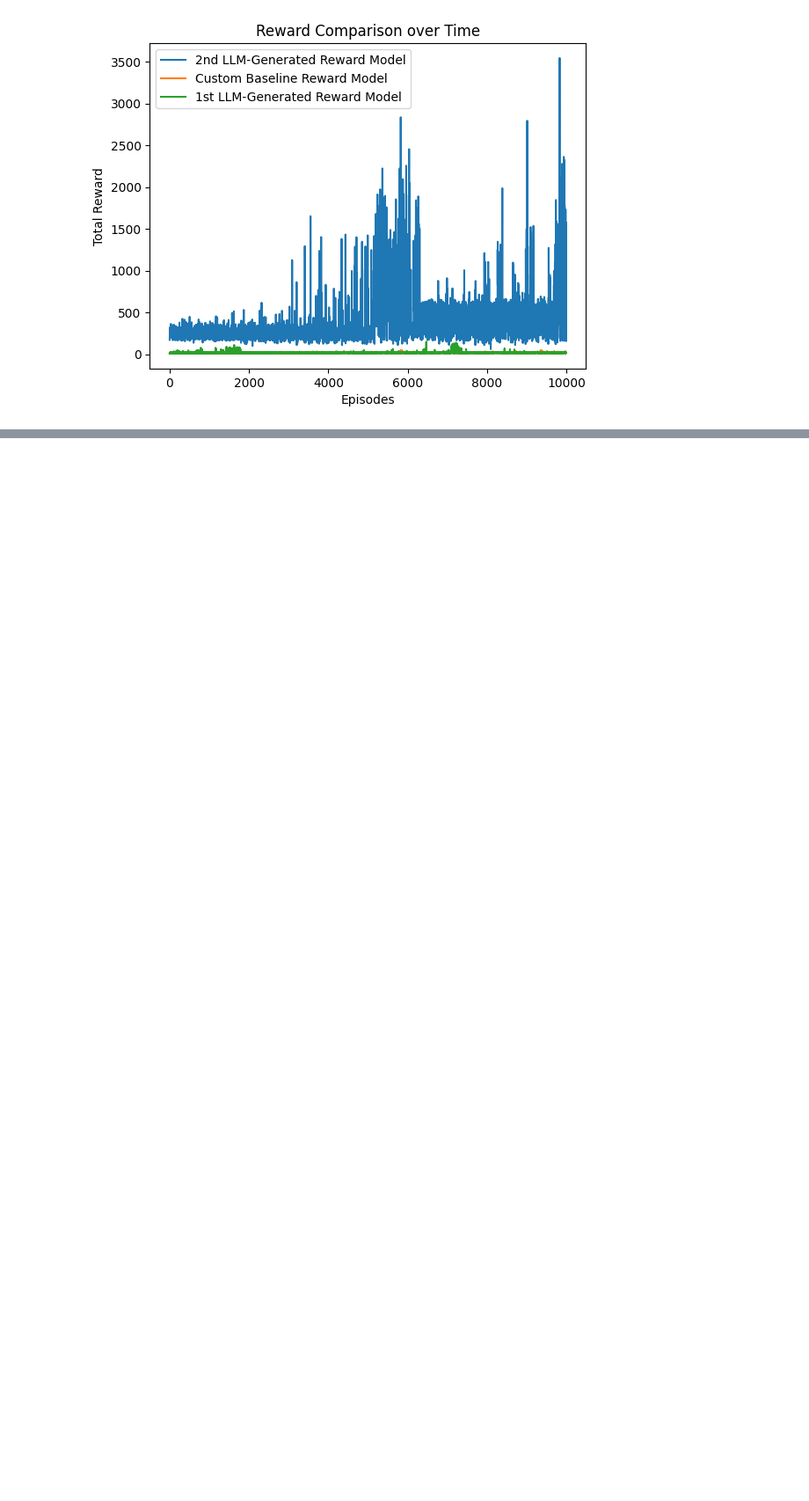
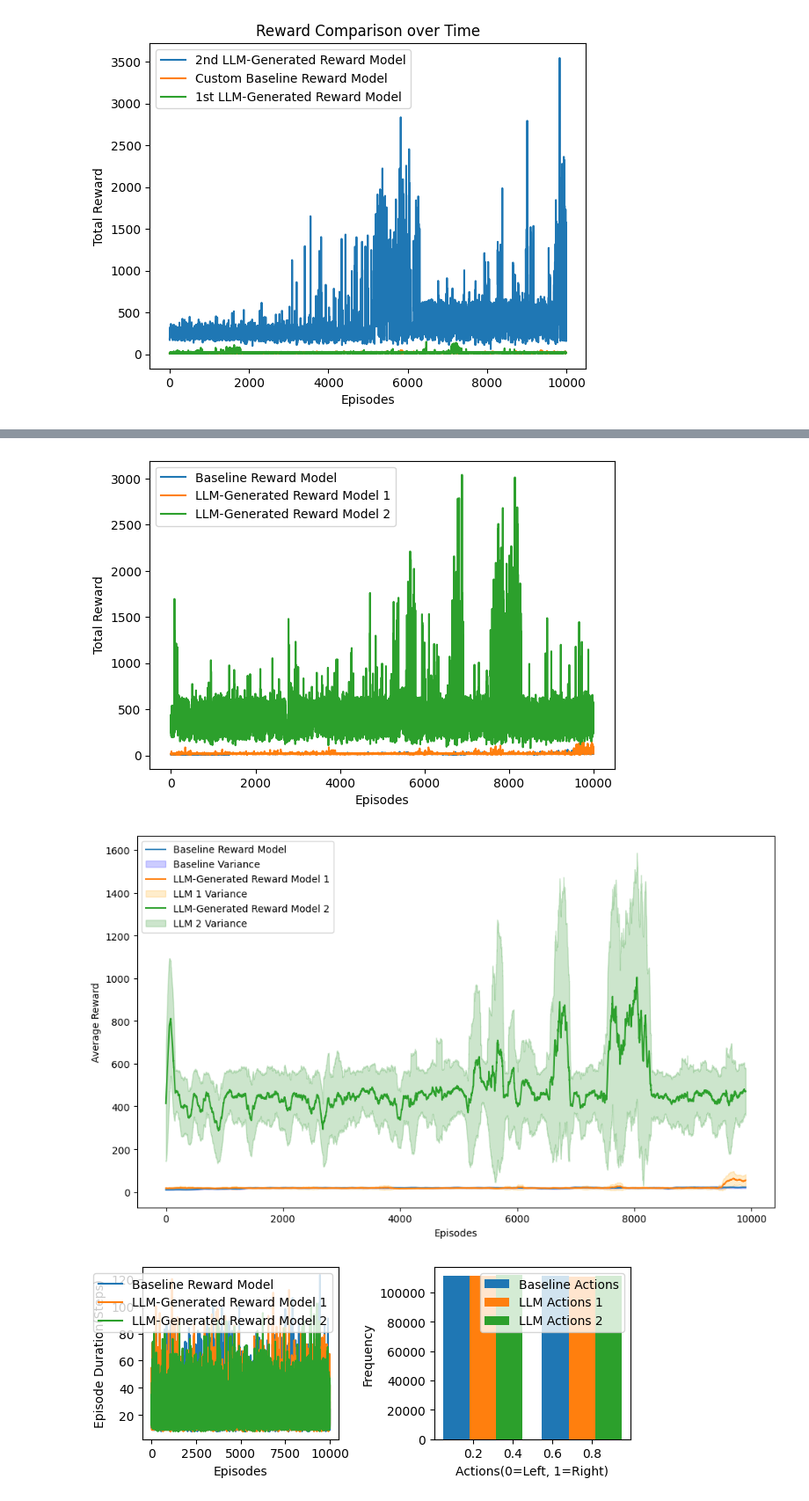
Before and after one commit to SamPlayz6/Using-LLMs-to-Generate-Reward-Functions-from-Natural-Language-in-RL-Environments, a Jupyter notebook: CartPoleRewardFunctionComparision.ipynb, the cells around one changed output, grey strips where cells are left out. Shown at 88% size. Saved outputs shown, nothing was run; the diff lists cells and outputs as text; code cells hidden in the pictures; blank space fills up the shorter version.

Commit message:
Creating different graphs

```diff
--- a/CartPoleRewardFunctionComparision.ipynb
+++ b/CartPoleRewardFunctionComparision.ipynb
@@ -169,6 +145,8 @@ plt.show()
 # %%
+# Takes ~ 60 second to run
+
 env = gym.make('CartPole-v1')
-
+agent = QLearningAgent(env)
 
 
 
@@ -180,10 +158,10 @@ def movingAverageAndStd(data, windowSize=100):
 
 
 
-episodes = 500
-baselineRewards = train(env, SoTARewardFunction, episodes)
-llmRewards1 = train(env, LLMRewardFunction1, episodes)
-llmRewards2 = train(env, LLMRewardFunction2, episodes)
+episodes = 10000
+baselineRewards = train(env, agent, SoTARewardFunction, episodes)
+LLM1Rewards = train(env, agent, LLMRewardFunction1, episodes)
+LLM2Rewards = train(env, agent, LLMRewardFunction2, episodes)
 
 
 plt.figure(figsize=(15, 10))
@@ -192,8 +170,8 @@ plt.figure(figsize=(15, 10))
 #Total Reward Comparison
 plt.subplot(2, 2, 1)
 plt.plot(np.arange(episodes), baselineRewards, label="Baseline Reward Model")
-plt.plot(np.arange(episodes), llmRewards1, label="LLM-Generated Reward Model 1")
-plt.plot(np.arange(episodes), llmRewards2, label="LLM-Generated Reward Model 2")
+plt.plot(np.arange(episodes), LLM1Rewards, label="LLM-Generated Reward Model 1")
+plt.plot(np.arange(episodes), LLM2Rewards, label="LLM-Generated Reward Model 2")
 
 
 plt.xlabel("Episodes")
@@ -204,8 +182,8 @@ plt.legend()
 # 2.Running Average of Rewards
 
 avgBaseline, stdBaseline = movingAverageAndStd(baselineRewards, windowSize=100)
-avgLLM1, stdLLM1 = movingAverageAndStd(llmRewards1, windowSize=100)
-avgLLM2, stdLLM2 = movingAverageAndStd(llmRewards2, windowSize=100)
+avgLLM1, stdLLM1 = movingAverageAndStd(LLM1Rewards, windowSize=100)
+avgLLM2, stdLLM2 = movingAverageAndStd(LLM2Rewards, windowSize=100)
 
 plt.figure(figsize=(10, 6))
 
@@ -274,42 +252,60 @@ def getActionDistribution(env, rewardModel, episodes):
             observation, _, done, _, _ = env.step(action)
 
     return actions
 
 baselineActions = getActionDistribution(env, SoTARewardFunction, episodes)
 llmActions1 = getActionDistribution(env, LLMRewardFunction1, episodes)
 llmActions2 = getActionDistribution(env, LLMRewardFunction2, episodes)
 
 plt.subplot(2, 2, 4)
 plt.hist([baselineActions, llmActions1, llmActions2], label=["Baseline Actions", "LLM Actions 1", "LLM Actions 2"], bins=2)
 
 plt.xlabel("Actions(0=Left, 1=Right)")
 plt.ylabel("Frequency")
 
 plt.legend()
 plt.tight_layout()
 plt.show()
 
 # 5. Reward Distribution
-plt.figure(figsize=(10, 5))
-plt.hist(baselineRewards, bins=20, alpha=0.5, label='Baseline Rewards')
-plt.hist(llmRewards1, bins=20, alpha=0.5, label='LLM-Generated Rewards 1')
-plt.hist(llmRewards2, bins=20, alpha=0.5, label='LLM-Generated Rewards 2')
+plt.figure(figsize=(15, 5))
 
+# Plot for Baseline Rewards
+plt.subplot(1, 3, 1)
+plt.hist(baselineRewards, bins=20, alpha=0.7, color='blue')
+plt.title("Baseline Rewards")
 plt.xlabel("Reward")
 plt.ylabel("Frequency")
 
+# Plot for LLM-Generated Rewards 1
+plt.subplot(1, 3, 2)
+plt.hist(LLM1Rewards, bins=20, alpha=0.7, color='orange')
+plt.title("LLM-Generated Rewards 1")
+plt.xlabel("Reward")
+plt.ylabel("Frequency")
 
-plt.legend()
+# Plot for LLM-Generated Rewards 2
+plt.subplot(1, 3, 3)
+plt.hist(LLM2Rewards, bins=20, alpha=0.7, color='green')
+plt.title("LLM-Generated Rewards 2")
+plt.xlabel("Reward")
+plt.ylabel("Frequency")
+
+plt.tight_layout()
 plt.show()
 
+
 # 6. Success Rate Calc
-successThreshold = 200
+# successThreshold = 200
 
-baselineSuccessRate = sum([1 if r >= successThreshold else 0 for r in baselineRewards]) / episodes
-llmSuccessRate1 = sum([1 if r >= successThreshold else 0 for r in llmRewards1]) / episodes
-llmSuccessRate2 = sum([1 if r >= successThreshold else 0 for r in llmRewards2]) / episodes
+# baselineSuccessRate = sum([1 if r >= successThreshold else 0 for r in baselineRewards]) / episodes
+# llmSuccessRate1 = sum([1 if r >= successThreshold else 0 for r in LLM1Rewards]) / episodes
+# llmSuccessRate2 = sum([1 if r >= successThreshold else 0 for r in LLM2Rewards]) / episodes
 
-print(f"Baseline Success Rate: {baselineSuccessRate * 100:.2f}%")
-print(f"LLM-Generated Success Rate 1: {llmSuccessRate1 * 100:.2f}%")
-print(f"LLM-Generated Success Rate 2: {llmSuccessRate2 * 100:.2f}%")
+# print(f"Baseline Success Rate: {baselineSuccessRate * 100:.2f}%")
+# print(f"LLM-Generated Success Rate 1: {llmSuccessRate1 * 100:.2f}%")
+# print(f"LLM-Generated Success Rate 2: {llmSuccessRate2 * 100:.2f}%")
 # %% [output]
+[figure, added]
+[figure, added]
+[figure, added]
```
Also changed, not shown: parts of 5 cells of this notebook.
